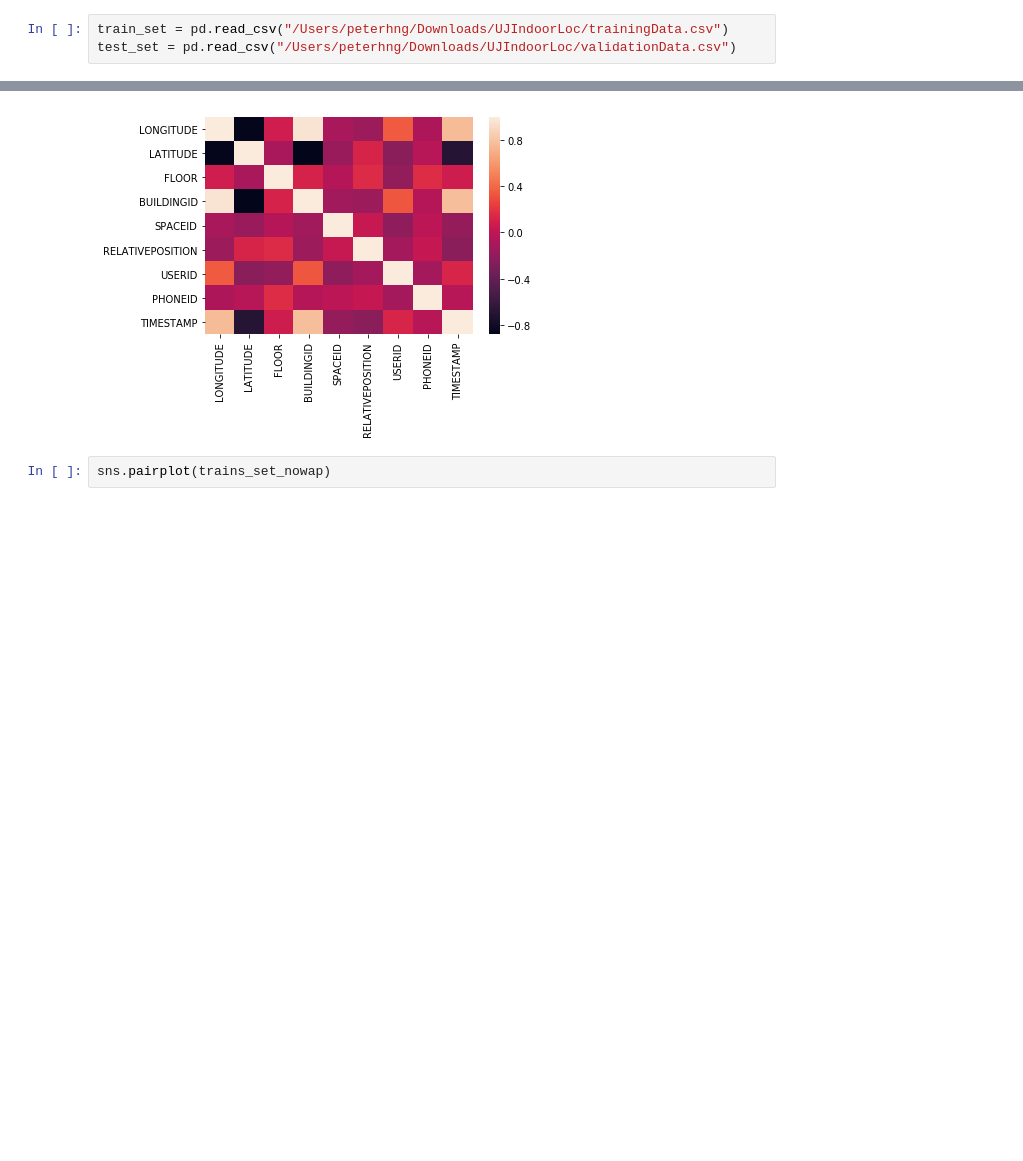
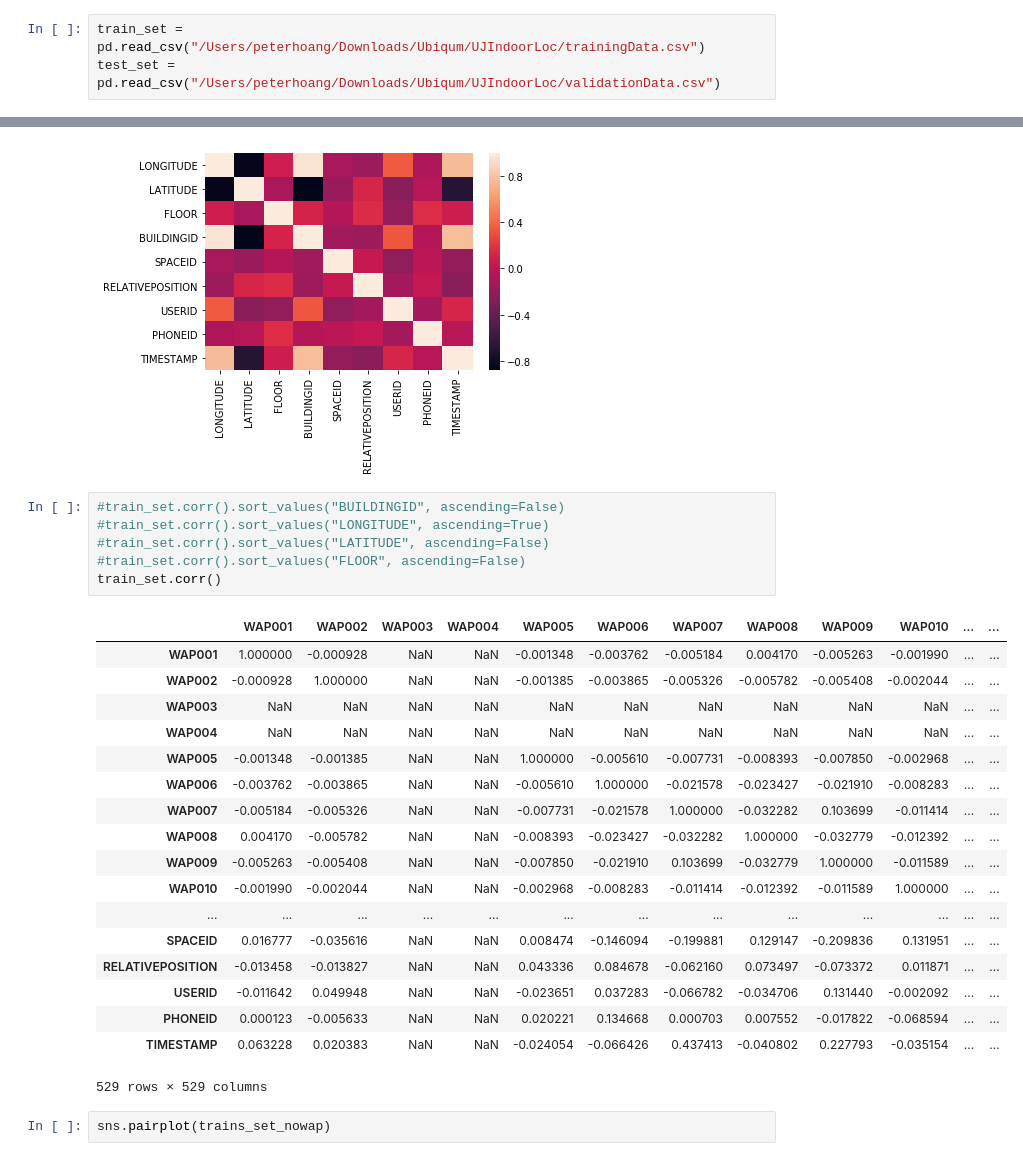
Before and after one commit to hngpeter/Evaluate-Techniques-for-Wifi-Locationing, a Jupyter notebook: KNN.ipynb, the cells around one changed output, grey strips where cells are left out. Drawn from its saved outputs; the diff is of its cells as text; blank space fills up the shorter version.

```diff
--- a/KNN.ipynb
+++ b/KNN.ipynb
@@ -27,8 +31,8 @@ from datetime import datetime
 
 %matplotlib inline
 # %%
-train_set = pd.read_csv("/Users/peterhng/Downloads/UJIndoorLoc/trainingData.csv")
-test_set = pd.read_csv("/Users/peterhng/Downloads/UJIndoorLoc/validationData.csv")
+train_set = pd.read_csv("/Users/peterhoang/Downloads/Ubiqum/UJIndoorLoc/trainingData.csv")
+test_set = pd.read_csv("/Users/peterhoang/Downloads/Ubiqum/UJIndoorLoc/validationData.csv")
 # %% [markdown]
 - The database consists of 19937 training/reference records (trainingData.csv file)
 - 1111 validation/test records(validationData.csv file).
@@ -125,6 +128,31 @@ sns.heatmap(train_set[["LONGITUDE","LATITUDE","FLOOR","BUILDINGID","SPACEID","RE
 # %% [output]
 <matplotlib.axes._subplots.AxesSubplot at 0x...>
 [figure]
+# %%
+#train_set.corr().sort_values("BUILDINGID", ascending=False)
+#train_set.corr().sort_values("LONGITUDE", ascending=True)
+#train_set.corr().sort_values("LATITUDE", ascending=False)
+#train_set.corr().sort_values("FLOOR", ascending=False)
+train_set.corr()
+# %% [output]
+|  | WAP001 | WAP002 | WAP003 | WAP004 | WAP005 | WAP006 | WAP007 | WAP008 | WAP009 | WAP010 | ... | ... |
+| WAP001 | 1.000000 | -0.000928 | NaN | NaN | -0.001348 | -0.003762 | -0.005184 | 0.004170 | -0.005263 | -0.001990 | ... | ... |
+| WAP002 | -0.000928 | 1.000000 | NaN | NaN | -0.001385 | -0.003865 | -0.005326 | -0.005782 | -0.005408 | -0.002044 | ... | ... |
+| WAP003 | NaN | NaN | NaN | NaN | NaN | NaN | NaN | NaN | NaN | NaN | ... | ... |
+| WAP004 | NaN | NaN | NaN | NaN | NaN | NaN | NaN | NaN | NaN | NaN | ... | ... |
+| WAP005 | -0.001348 | -0.001385 | NaN | NaN | 1.000000 | -0.005610 | -0.007731 | -0.008393 | -0.007850 | -0.002968 | ... | ... |
+| WAP006 | -0.003762 | -0.003865 | NaN | NaN | -0.005610 | 1.000000 | -0.021578 | -0.023427 | -0.021910 | -0.008283 | ... | ... |
+| WAP007 | -0.005184 | -0.005326 | NaN | NaN | -0.007731 | -0.021578 | 1.000000 | -0.032282 | 0.103699 | -0.011414 | ... | ... |
+| WAP008 | 0.004170 | -0.005782 | NaN | NaN | -0.008393 | -0.023427 | -0.032282 | 1.000000 | -0.032779 | -0.012392 | ... | ... |
+| WAP009 | -0.005263 | -0.005408 | NaN | NaN | -0.007850 | -0.021910 | 0.103699 | -0.032779 | 1.000000 | -0.011589 | ... | ... |
+| WAP010 | -0.001990 | -0.002044 | NaN | NaN | -0.002968 | -0.008283 | -0.011414 | -0.012392 | -0.011589 | 1.000000 | ... | ... |
+| ... | ... | ... | ... | ... | ... | ... | ... | ... | ... | ... | ... | ... |
+| SPACEID | 0.016777 | -0.035616 | NaN | NaN | 0.008474 | -0.146094 | -0.199881 | 0.129147 | -0.209836 | 0.131951 | ... | ... |
+| RELATIVEPOSITION | -0.013458 | -0.013827 | NaN | NaN | 0.043336 | 0.084678 | -0.062160 | 0.073497 | -0.073372 | 0.011871 | ... | ... |
+| USERID | -0.011642 | 0.049948 | NaN | NaN | -0.023651 | 0.037283 | -0.066782 | -0.034706 | 0.131440 | -0.002092 | ... | ... |
+| PHONEID | 0.000123 | -0.005633 | NaN | NaN | 0.020221 | 0.134668 | 0.000703 | 0.007552 | -0.017822 | -0.068594 | ... | ... |
+| TIMESTAMP | 0.063228 | 0.020383 | NaN | NaN | -0.024054 | -0.066426 | 0.437413 | -0.040802 | 0.227793 | -0.035154 | ... | ... |
+529 rows × 529 columns
 # %%
 sns.pairplot(trains_set_nowap)
 # %% [output]
```
Also changed, not shown: parts of 76 cells of this notebook.
